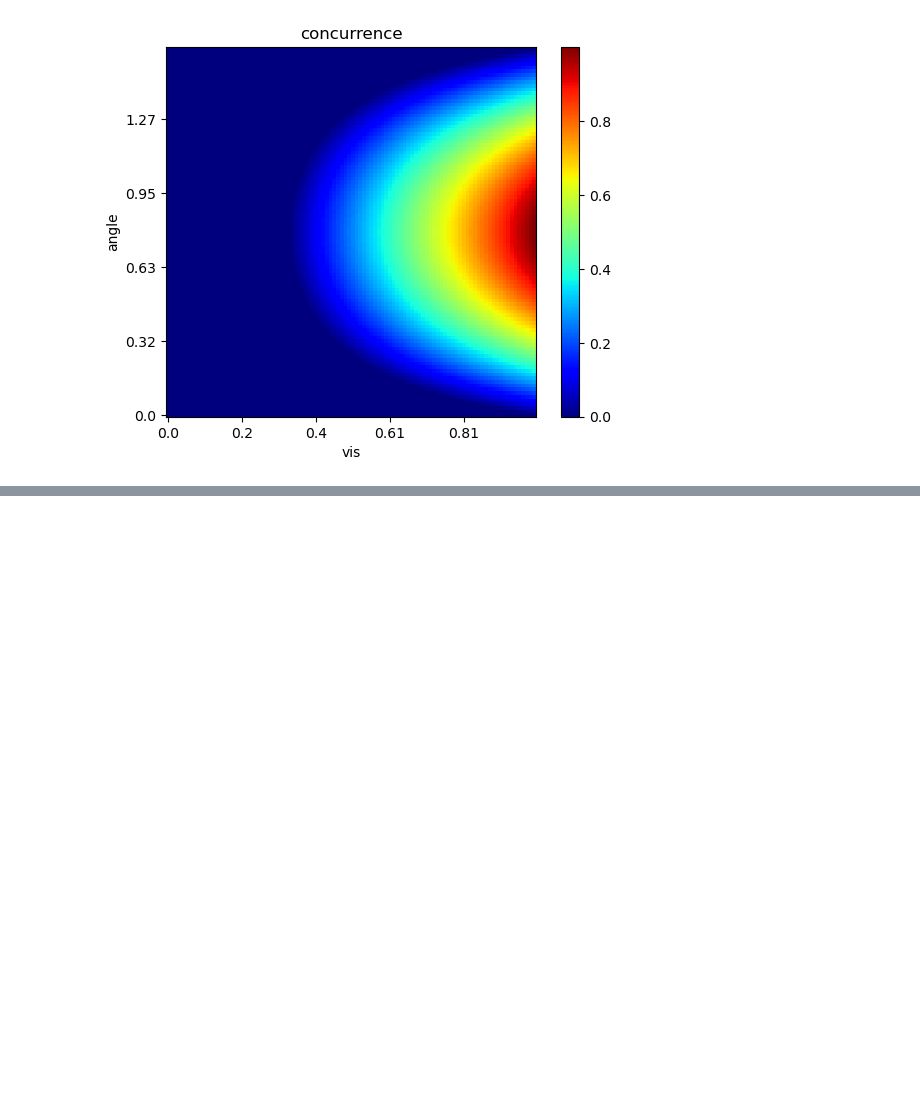
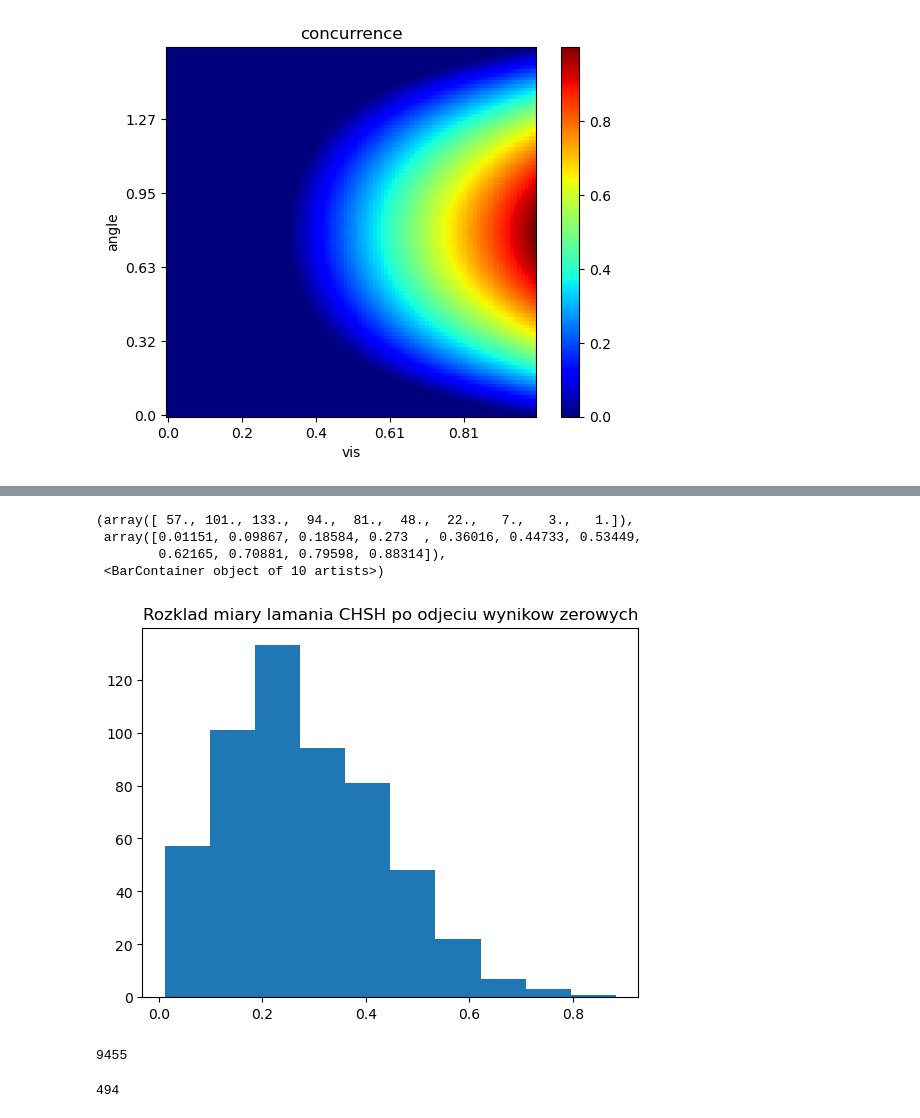
Before and after one commit to jkwiecien765/WernerTomography2, a Jupyter notebook: werner.ipynb, the cells around one changed output, grey strips where cells are left out. Drawn from its saved outputs; the diff is of its cells as text; code cells hidden in the pictures; blank space fills up the shorter version.

```diff
--- a/werner.ipynb
+++ b/werner.ipynb
@@ -628,0 +659,22 @@ plt.show()
+# %%
+chsh2=[]
+for c in chsh:
+    if c>0:
+        chsh2.append(c)
+
+plt.title('Rozklad miary lamania CHSH po odjeciu wynikow zerowych')
+plt.hist(chsh2)
+# %% [output]
+(array([ 57., 101., 133.,  94.,  81.,  48.,  22.,   7.,   3.,   1.]),
+ array([0.01151, 0.09867, 0.18584, 0.273  , 0.36016, 0.44733, 0.53449,
+        0.62165, 0.70881, 0.79598, 0.88314]),
+ <BarContainer object of 10 artists>)
+[figure, added]
+# %%
+chsh.count(0)
+# %% [output]
+9455
+# %%
+np.sum(np.array(chsh)>0.1)
+# %% [output]
+494
```
Also changed, not shown: parts of 12 cells of this notebook, 1 other file.
